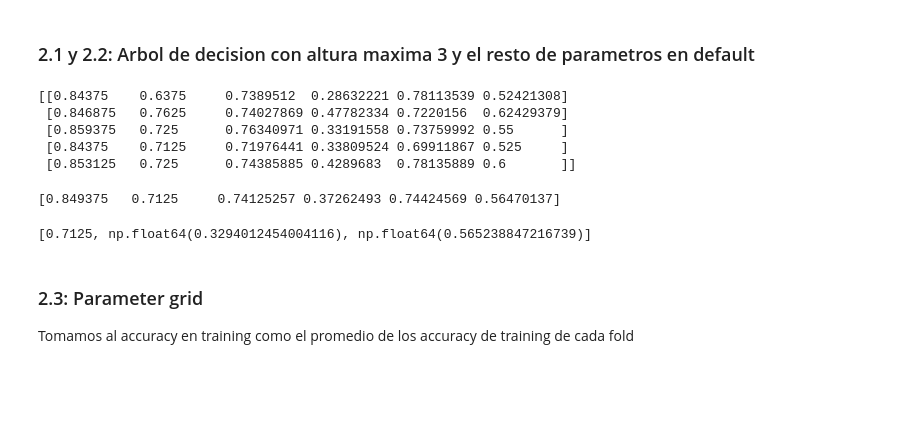
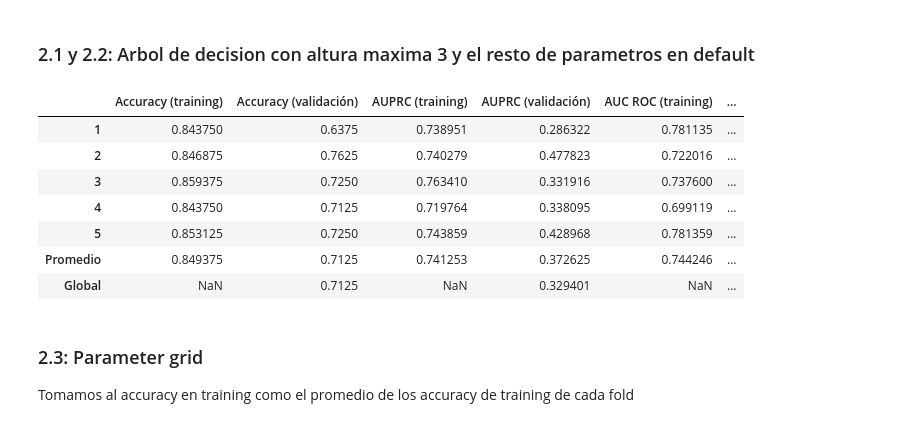
Before and after one commit to fourofclubs001/TP-Aprendizaje-Automatico, a Jupyter notebook: Enunciado.ipynb, the cells around one changed output. Saved outputs shown, nothing was run; the diff lists cells and outputs as text; code cells hidden in the pictures; blank space fills up the shorter version.

Commit message:
feature: show metrics on table

```diff
--- a/Enunciado.ipynb
+++ b/Enunciado.ipynb
@@ -413,22 +413,33 @@ def kfold_metrics(arbol: DecisionTreeClassifier, X: pd.DataFrame, y: pd.Series,
 skf = StratifiedKFold(n_splits=5, shuffle=True, random_state=24)
 
 metrics_by_fold, metrics_mean, metrics_global = kfold_metrics(arbol, X_desarrollo, y_desarrollo, skf)
-# %%
-print(metrics_by_fold)
-# %% [output]
-[[0.84375    0.6375     0.7389512  0.28632221 0.78113539 0.52421308]
- [0.846875   0.7625     0.74027869 0.47782334 0.7220156  0.62429379]
- [0.859375   0.725      0.76340971 0.33191558 0.73759992 0.55      ]
- [0.84375    0.7125     0.71976441 0.33809524 0.69911867 0.525     ]
- [0.853125   0.725      0.74385885 0.4289683  0.78135889 0.6       ]]
-# %%
-print(metrics_mean)
-# %% [output]
-[0.849375   0.7125     0.74125257 0.37262493 0.74424569 0.56470137]
-# %%
-print(metrics_global)
-# %% [output]
-[0.7125, np.float64(0.3294012454004116), np.float64(0.565238847216739)]
+# %%
+import math
+
+datos = {'Accuracy (training)': metrics_by_fold[:,0],
+        'Accuracy (validación)': metrics_by_fold[:,1],
+        'AUPRC (training)': metrics_by_fold[:,2],
+        'AUPRC (validación)': metrics_by_fold[:,3],
+        'AUC ROC (training)': metrics_by_fold[:,4],
+        'AUC ROC (validación)': metrics_by_fold[:,5]}
+
+indice=['1','2','3','4','5']
+resultados = pd.DataFrame(datos, index = indice)
+resultados.loc['Promedio'] = metrics_mean.tolist()
+resultados.loc['Global'] = [math.nan , metrics_global[0],
+                            math.nan , metrics_global[1],
+                            math.nan , metrics_global[2]]
+
+resultados
+# %% [output]
+|  | Accuracy (training) | Accuracy (validación) | AUPRC (training) | AUPRC (validación) | AUC ROC (training) | ... |
+| 1 | 0.843750 | 0.6375 | 0.738951 | 0.286322 | 0.781135 | ... |
+| 2 | 0.846875 | 0.7625 | 0.740279 | 0.477823 | 0.722016 | ... |
+| 3 | 0.859375 | 0.7250 | 0.763410 | 0.331916 | 0.737600 | ... |
+| 4 | 0.843750 | 0.7125 | 0.719764 | 0.338095 | 0.699119 | ... |
+| 5 | 0.853125 | 0.7250 | 0.743859 | 0.428968 | 0.781359 | ... |
+| Promedio | 0.849375 | 0.7125 | 0.741253 | 0.372625 | 0.744246 | ... |
+| Global | NaN | 0.7125 | NaN | 0.329401 | NaN | ... |
 # %% [markdown]
 ### 2.3: Parameter grid
 Tomamos al accuracy en training como el promedio de los accuracy de training de cada fold
```
Also changed, not shown: parts of 1 cell of this notebook.
